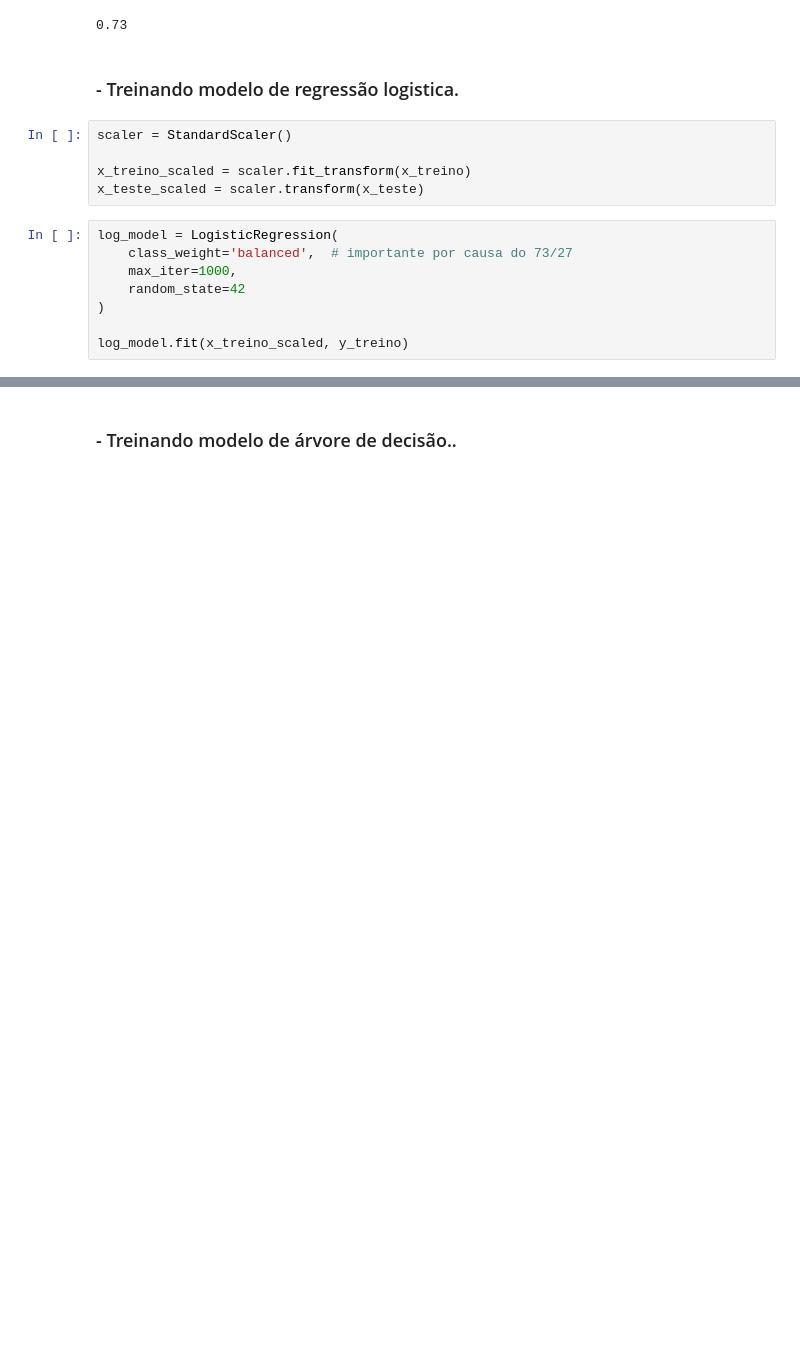
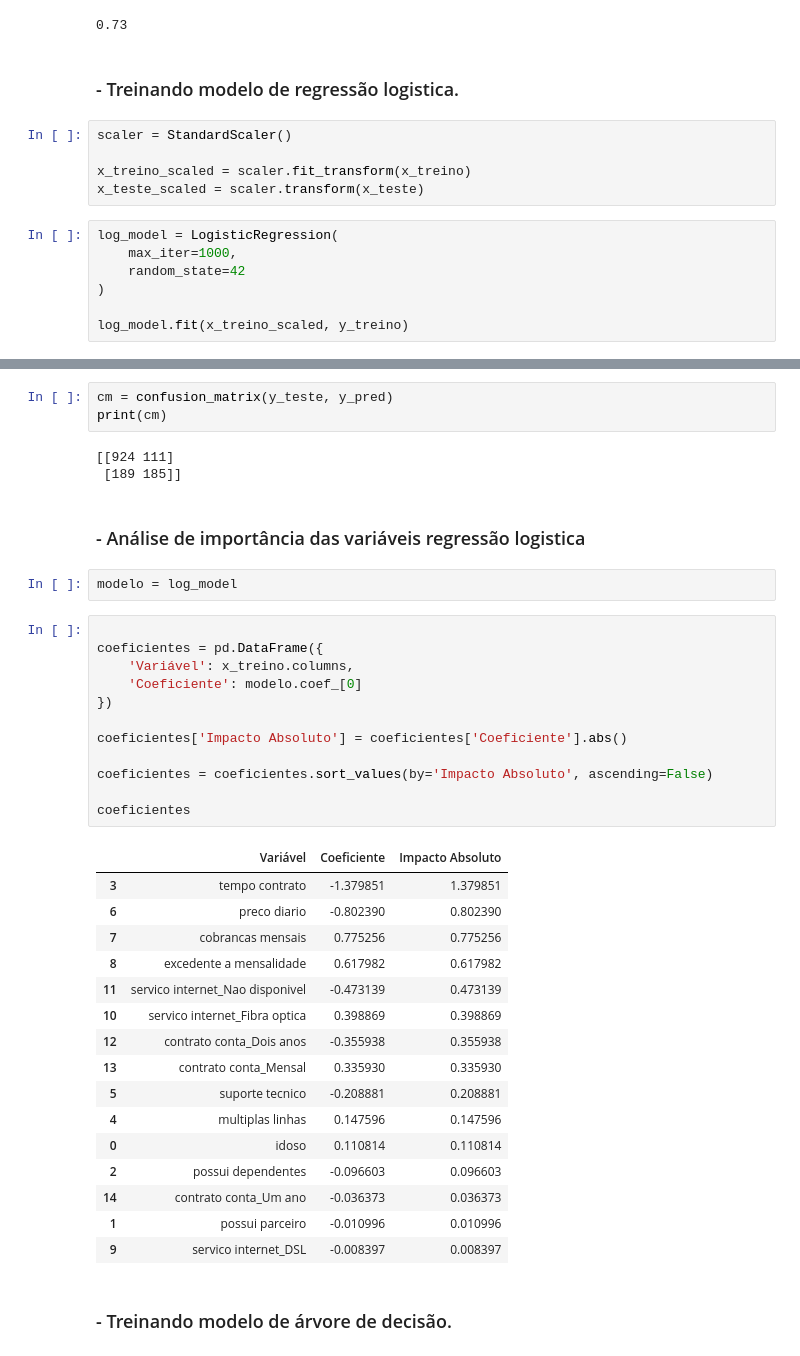
Before and after one commit to DaDosValle/Analise_Preditiva-Machine_Learning-TelecomX, a Jupyter notebook: Analise_Preditiva_TelecomX.ipynb, the cells around one changed output, grey strips where cells are left out. Drawn from its saved outputs; the diff is of its cells as text; blank space fills up the shorter version.

```diff
--- a/Analise_Preditiva_TelecomX.ipynb
+++ b/Analise_Preditiva_TelecomX.ipynb
@@ -306,7 +311,6 @@ x_treino_scaled = scaler.fit_transform(x_treino)
 x_teste_scaled = scaler.transform(x_teste)
 # %%
 log_model = LogisticRegression(
-    class_weight='balanced',  # importante por causa do 73/27
     max_iter=1000,
     random_state=42
 )
@@ -321,3 +349,42 @@ round(log_model.score(x_teste_scaled, y_teste), 2)
+# %%
+cm = confusion_matrix(y_teste, y_pred)
+print(cm)
+# %% [output]
+[[924 111]
+ [189 185]]
+# %% [markdown]
+### - Análise de importância das variáveis regressão logistica
+# %%
+modelo = log_model
+# %%
+
+coeficientes = pd.DataFrame({
+    'Variável': x_treino.columns,
+    'Coeficiente': modelo.coef_[0]
+})
+
+coeficientes['Impacto Absoluto'] = coeficientes['Coeficiente'].abs()
+
+coeficientes = coeficientes.sort_values(by='Impacto Absoluto', ascending=False)
+
+coeficientes
+# %% [output]
+|  | Variável | Coeficiente | Impacto Absoluto |
+| 3 | tempo contrato | -1.379851 | 1.379851 |
+| 6 | preco diario | -0.802390 | 0.802390 |
+| 7 | cobrancas mensais | 0.775256 | 0.775256 |
+| 8 | excedente a mensalidade | 0.617982 | 0.617982 |
+| 11 | servico internet_Nao disponivel | -0.473139 | 0.473139 |
+| 10 | servico internet_Fibra optica | 0.398869 | 0.398869 |
+| 12 | contrato conta_Dois anos | -0.355938 | 0.355938 |
+| 13 | contrato conta_Mensal | 0.335930 | 0.335930 |
+| 5 | suporte tecnico | -0.208881 | 0.208881 |
+| 4 | multiplas linhas | 0.147596 | 0.147596 |
+| 0 | idoso | 0.110814 | 0.110814 |
+| 2 | possui dependentes | -0.096603 | 0.096603 |
+| 14 | contrato conta_Um ano | -0.036373 | 0.036373 |
+| 1 | possui parceiro | -0.010996 | 0.010996 |
+| 9 | servico internet_DSL | -0.008397 | 0.008397 |
 # %% [markdown]
-### -  Treinando modelo de árvore de decisão..
+### -  Treinando modelo de árvore de decisão.
 # %%
```
Also changed, not shown: parts of 41 cells of this notebook.
